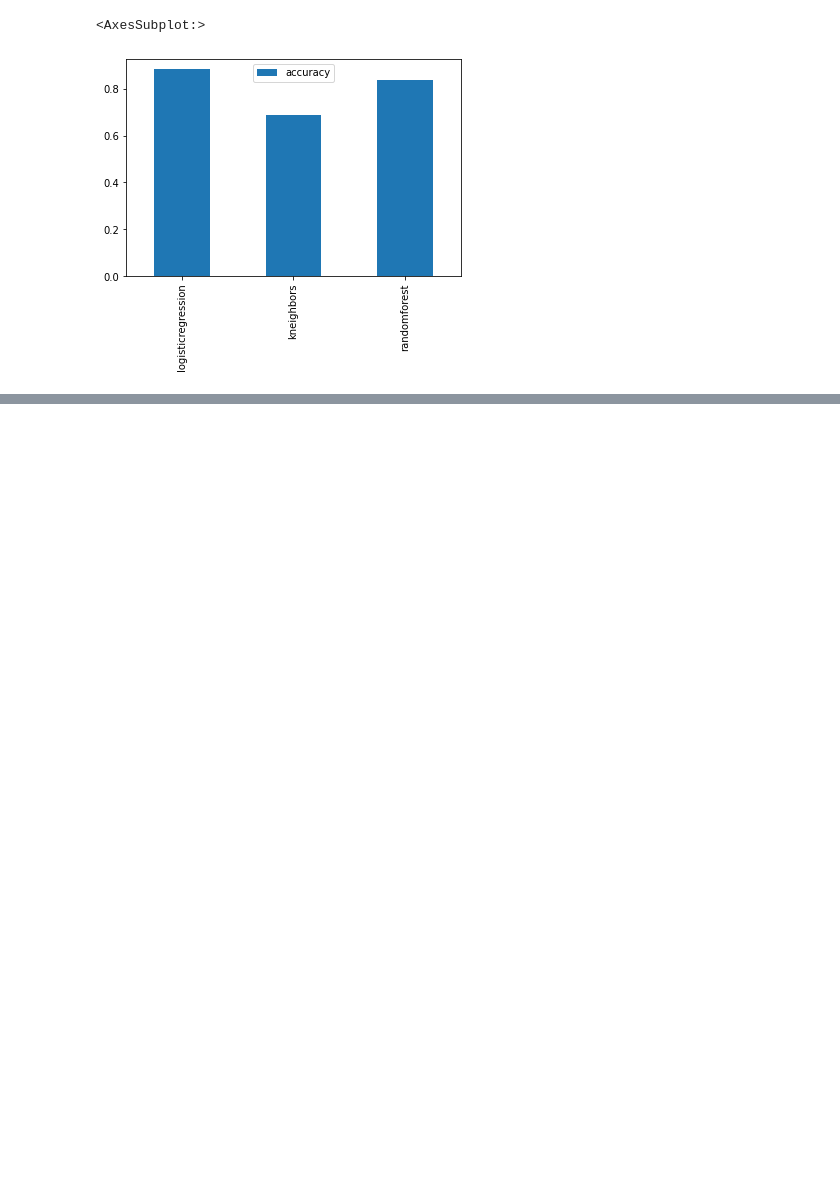
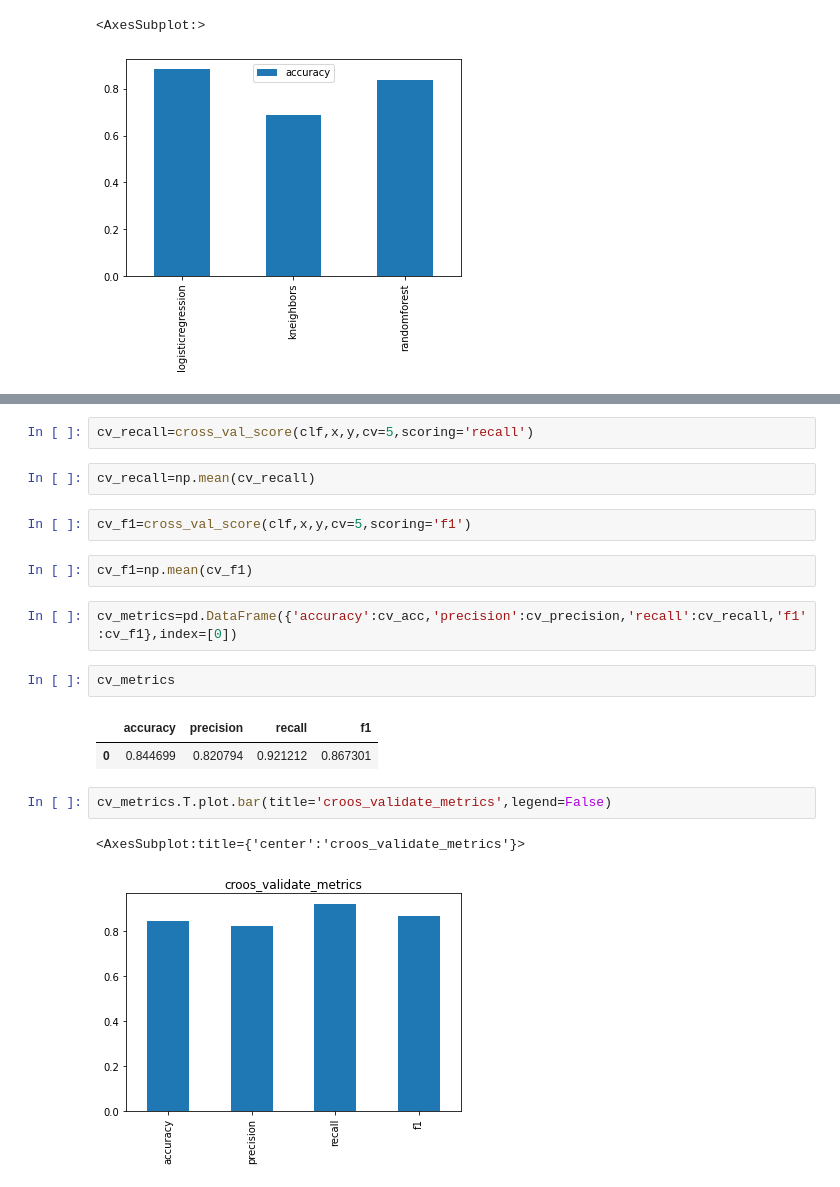
Before and after one commit to siddhesh919/ml-bootcamp, a Jupyter notebook: heart_disease classification.ipynb, the cells around one changed output, grey strips where cells are left out. Saved outputs shown, nothing was run; the diff lists cells and outputs as text; blank space fills up the shorter version.

```diff
--- a/heart_disease classification.ipynb
+++ b/heart_disease classification.ipynb
@@ -315,0 +568,20 @@ model_compare.T.plot.bar()
+# %%
+cv_recall=cross_val_score(clf,x,y,cv=5,scoring='recall')
+# %%
+cv_recall=np.mean(cv_recall)
+# %%
+cv_f1=cross_val_score(clf,x,y,cv=5,scoring='f1')
+# %%
+cv_f1=np.mean(cv_f1)
+# %%
+cv_metrics=pd.DataFrame({'accuracy':cv_acc,'precision':cv_precision,'recall':cv_recall,'f1':cv_f1},index=[0])
+# %%
+cv_metrics
+# %% [output]
+|  | accuracy | precision | recall | f1 |
+| 0 | 0.844699 | 0.820794 | 0.921212 | 0.867301 |
+# %%
+cv_metrics.T.plot.bar(title='croos_validate_metrics',legend=False)
+# %% [output]
+<AxesSubplot:title={'center':'croos_validate_metrics'}>
+[figure, added]
```
Also changed, not shown: parts of 36 cells of this notebook.
